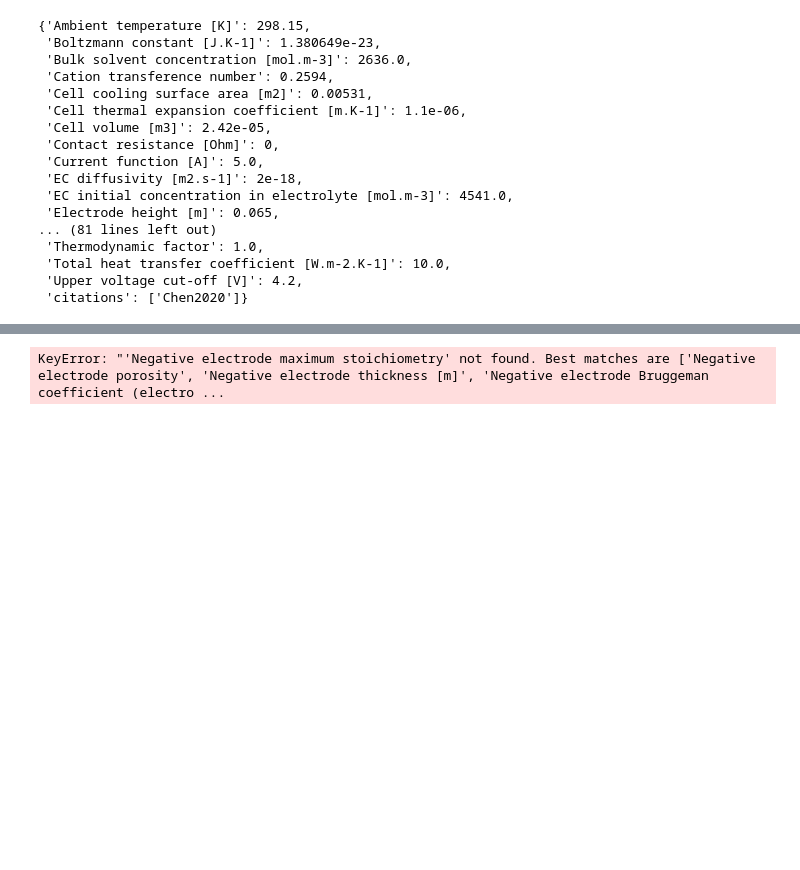
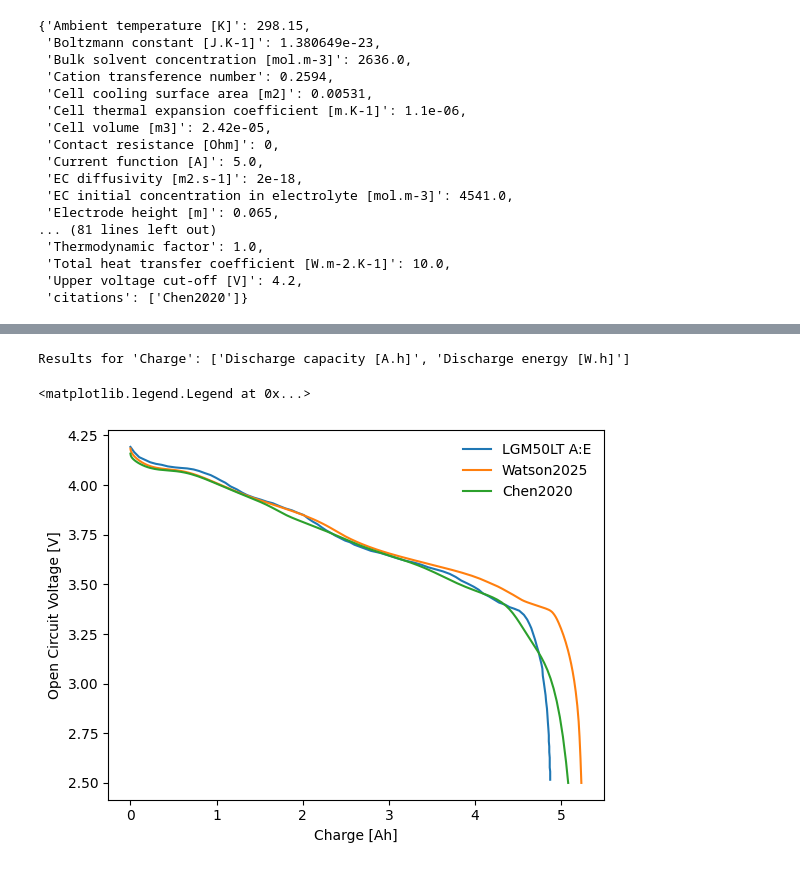
Before and after one commit to FW-Coding/ESE_UROP_2025, a Jupyter notebook: Project_Files/Parameters/Scripts/LGM50LT_BOL_setup.ipynb, the cells around one changed output, grey strips where cells are left out. Saved outputs shown, nothing was run; the diff lists cells and outputs as text; code cells hidden in the pictures; blank space fills up the shorter version.

```diff
--- a/Project_Files/Parameters/Scripts/LGM50LT_BOL_setup.ipynb
+++ b/Project_Files/Parameters/Scripts/LGM50LT_BOL_setup.ipynb
@@ -218,24 +218,43 @@ solution_Chen2020.plot_voltage_components(split_by_electrode=True)
 [figure]
 (<Figure size 800x400 with 1 Axes>, <Axes: xlabel='Time [h]'>)
-# %%
-# define stoichiometry ranges
-xLi_n_max = params_LT["Negative electrode maximum stoichiometry"]
-xLi_n_min = params_LT["Negative electrode minimum stoichiometry"]
-xLi_n = pb.linspace(xLi_n_min, xLi_n_max, 200)
-xLi_p_max = params_LT["Positive electrode maximum stoichiometry"]
-xLi_p_min = params_LT["Positive electrode minimum stoichiometry"]
-xLi_p = pb.linspace(xLi_p_min, xLi_p_max, 200)
-
-# define concentration ranges
-c_n_max = params_LT["Maximum concentration in negative electrode [mol.m-3]"]
-c_p_max = params_LT["Maximum concentration in positive electrode [mol.m-3]"]
-c_n = xLi_n * c_n_max
-c_p = xLi_p * c_p_max
-c_e = pb.linspace(0, 2000, 200)
-
-c_e_ref = params_LT["Initial concentration in electrolyte [mol.m-3]"]
-T = params_LT["Reference temperature [K]"]
-# %% [output]
-KeyError: "'Negative electrode maximum stoichiometry' not found. Best matches are ['Negative electrode porosity', 'Negative electrode thickness [m]', 'Negative electrode Bruggeman coefficient (electro ...
+# %%
+model.variables.search("Charge")
+# %% [output]
+Results for 'Charge': ['Discharge capacity [A.h]', 'Discharge energy [W.h]']
 # %%
-model
+# Load data in the appropriate format
+path= os.getcwd()
+
+OCV_M50LT_data = pb.parameters.process_1D_data(
+    "plot-data.csv", path=path
+)
+
+# Flips the y-axis and starts the discharge at x=0
+OCV_M50LT_Discharge_data = 4.86631016-np.squeeze(OCV_M50LT_data[1][0])
+
+plt.plot(OCV_M50LT_Discharge_data, OCV_M50LT_data[1][1])
+plt.xlabel("Charge [Ah]")
+plt.ylabel("Open Circuit Voltage [V]")
+plt.ticklabel_format(style='sci', axis='both', scilimits=(0,0))
+
+
+OCV = solution["Terminal voltage [V]"]
+t = solution["Time [s]"].entries
+C = solution["Discharge capacity [A.h]"].entries
+plt.plot(C, OCV(t))
+
+OCV_Chen2020 = solution_Chen2020["Terminal voltage [V]"]
+t_Chen2020 = solution_Chen2020["Time [s]"].entries
+C_Chen2020 = solution_Chen2020["Discharge capacity [A.h]"].entries
+plt.plot(C_Chen2020, OCV_Chen2020(t_Chen2020))
+
+plt.legend(
+    [
+        "LGM50LT A:E",
+        "Watson2025",
+        "Chen2020",
+    ], loc='best', frameon=False
+)
+# %% [output]
+<matplotlib.legend.Legend at 0x...>
+[figure, added]
```
Also changed, not shown: parts of 5 cells of this notebook, 4 other files.
